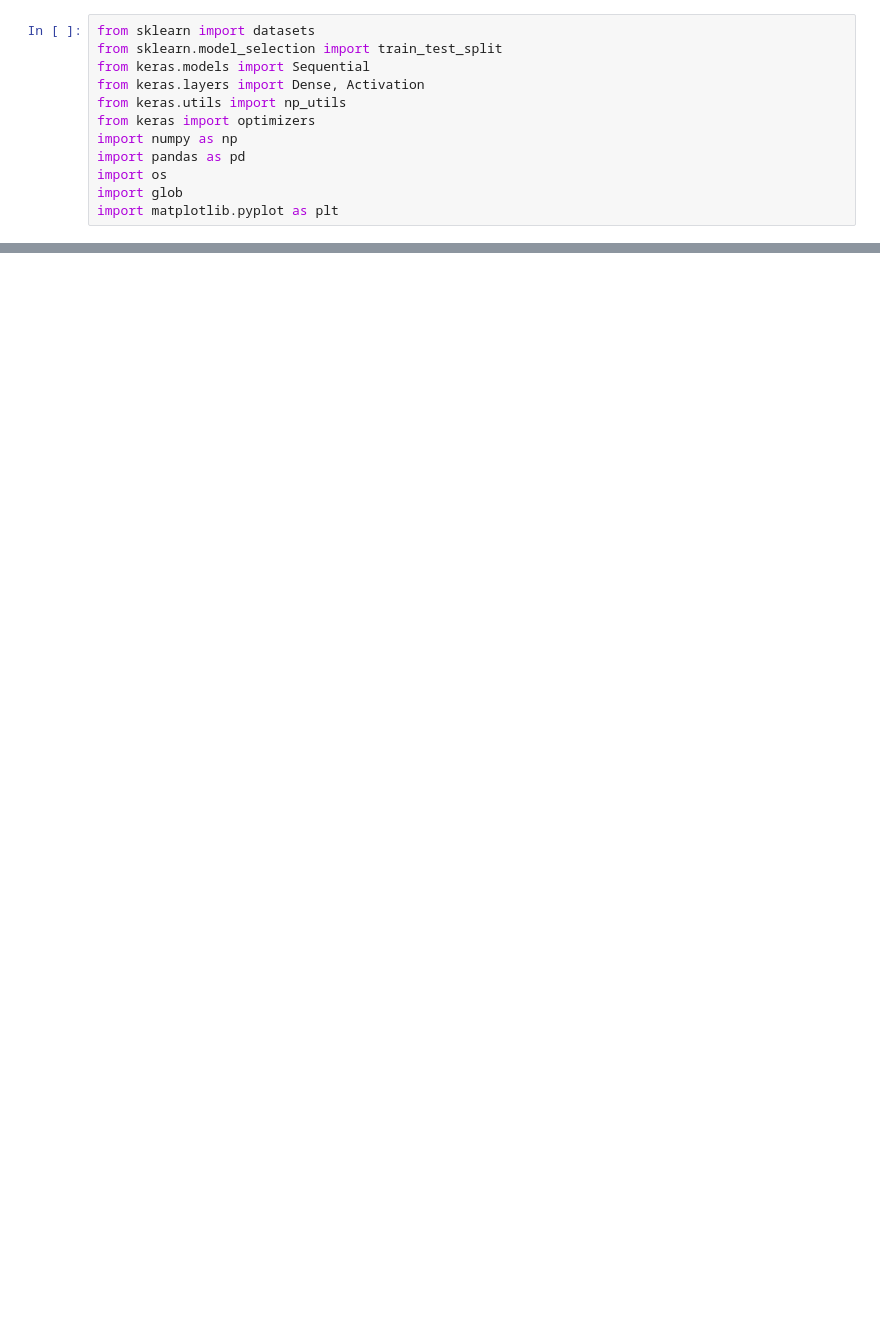
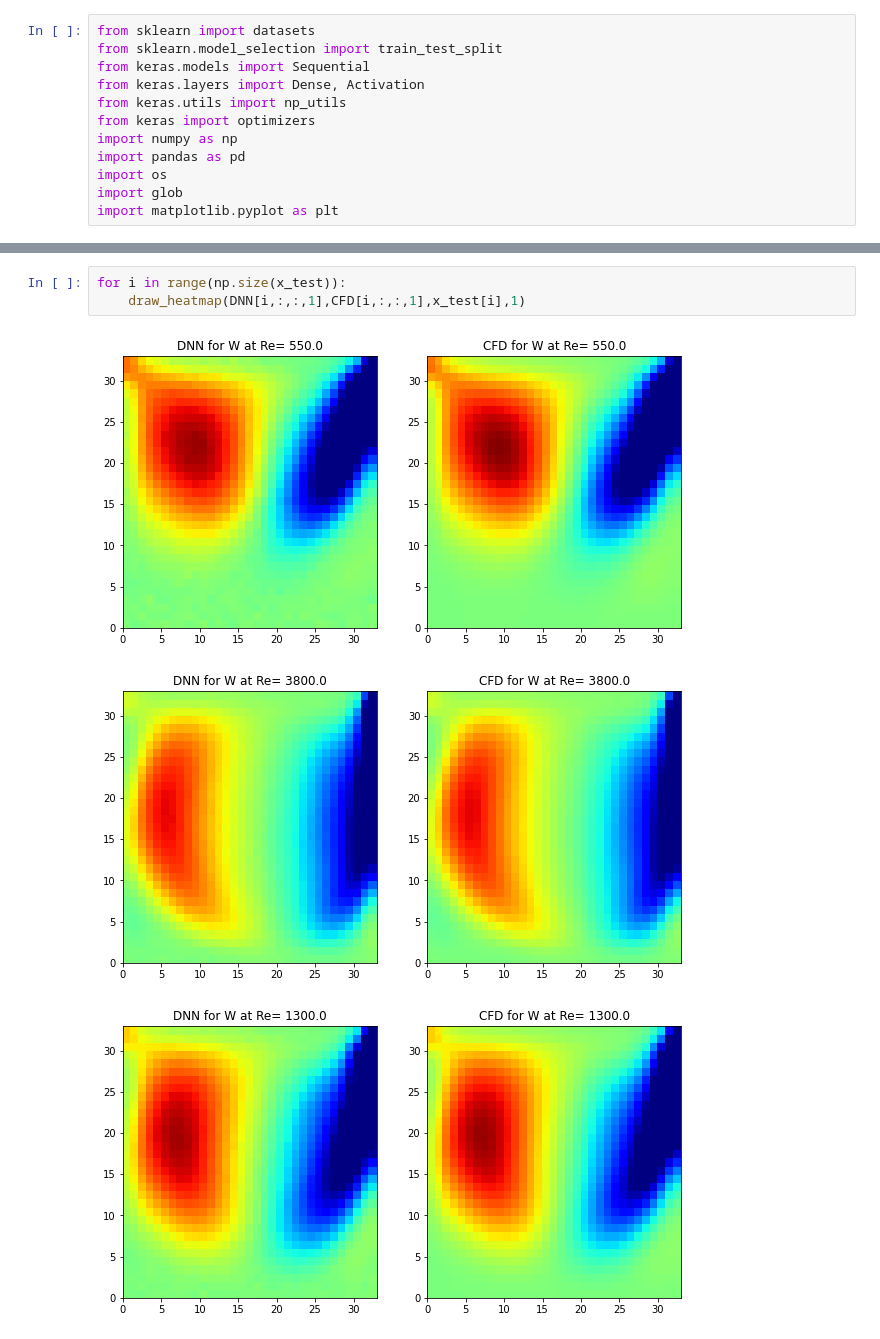
Before and after one commit to tnakash/usc_groupwork, a Jupyter notebook: USC_group4.ipynb, the cells around one changed output, grey strips where cells are left out. Saved outputs shown, nothing was run; the diff lists cells and outputs as text; blank space fills up the shorter version.

```diff
--- a/USC_group4.ipynb
+++ b/USC_group4.ipynb
@@ -152,0 +163,7 @@ for i in range(np.size(x_test)):
+# %%
+for i in range(np.size(x_test)):
+    draw_heatmap(DNN[i,:,:,1],CFD[i,:,:,1],x_test[i],1)
+# %% [output]
+[figure, added]
+[figure, added]
+[figure, added]
```
Also changed, not shown: parts of 6 cells of this notebook, 1 other file.
